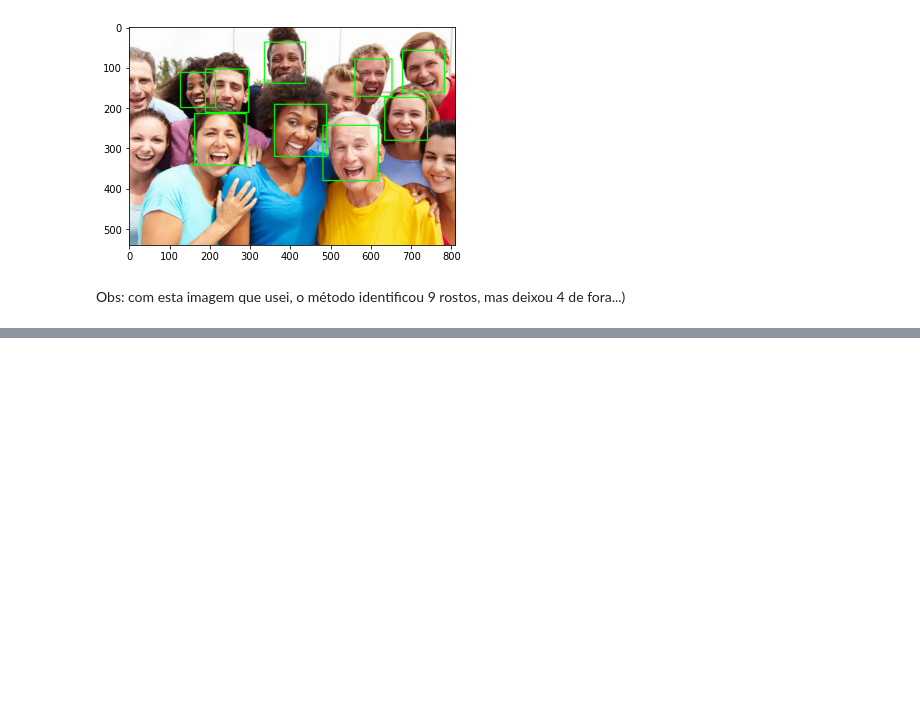
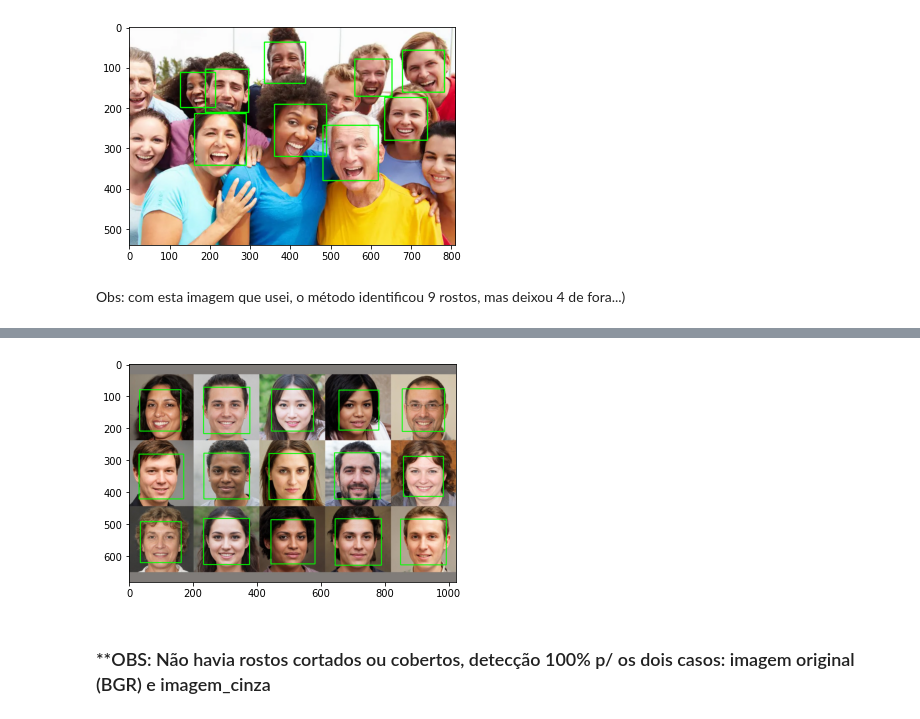
Before and after one commit to ricardopesce/mask-detect, a Jupyter notebook: Mask-detect.ipynb, the cells around one changed output, grey strips where cells are left out. Cells and saved outputs as stored; diff of their text form; code cells hidden in the pictures; blank space fills up the shorter version.

```diff
--- a/Mask-detect.ipynb
+++ b/Mask-detect.ipynb
@@ -106,0 +161,6 @@ Obs: com esta imagem que usei, o método identificou 9 rostos, mas deixou 4 de f
+# %%
+mostrar_imagem(imagem2_copia2)
+# %% [output]
+[figure, added]
+# %% [markdown]
+### **OBS: Não havia rostos cortados ou cobertos, detecção 100% p/ os dois casos: imagem original (BGR) e imagem_cinza ###
```
Also changed, not shown: parts of 16 cells of this notebook.
